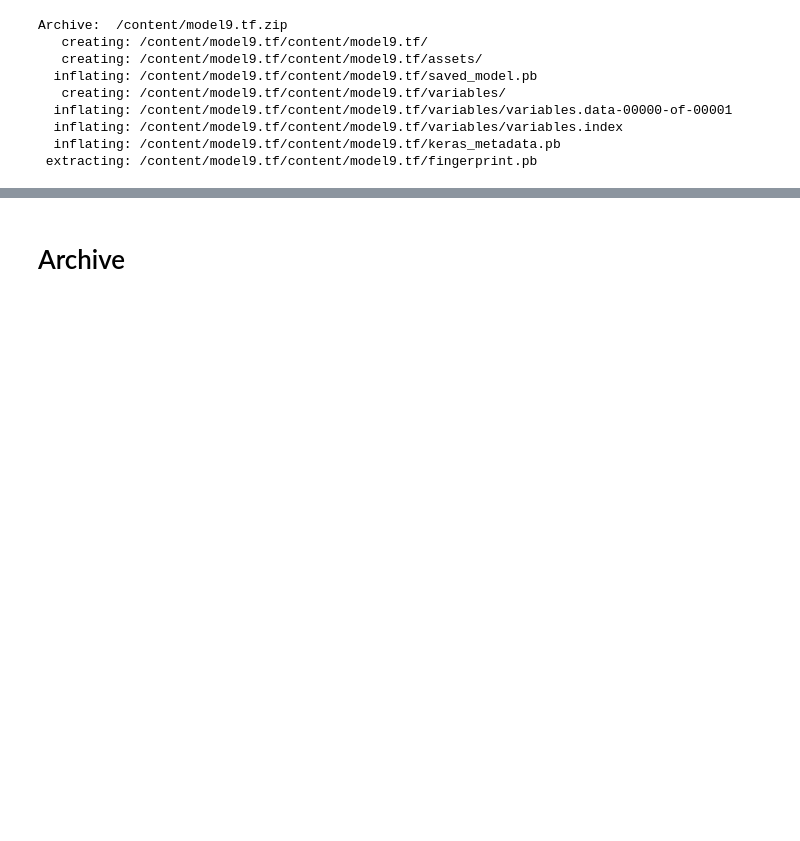
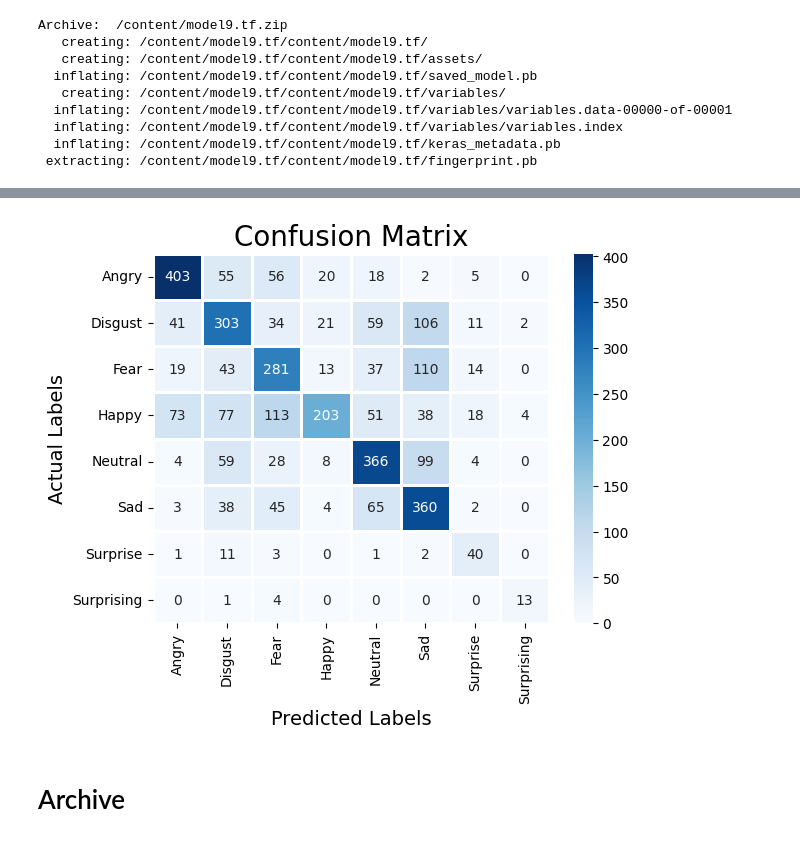
Before and after one commit to prempatell/Audio-Emotion-Detection, a Jupyter notebook: Audio Sentiment Analysis/RNN/RNN_retrained.ipynb, the cells around one changed output, grey strips where cells are left out. Drawn from its saved outputs; the diff is of its cells as text; code cells hidden in the pictures; blank space fills up the shorter version.

```diff
--- a/Audio Sentiment Analysis/RNN/RNN_retrained.ipynb
+++ b/Audio Sentiment Analysis/RNN/RNN_retrained.ipynb
@@ -1032,0 +1138,7 @@ plt.show()
+# %%
+model_12 = load_model("/content/model11.tf")
+
+filepath = "model12.tf"
+checkpoint = ModelCheckpoint(filepath, monitor='loss', save_best_only=True, mode='min', save_format='tf')
+callbacks_list = [checkpoint]
+history = model_12.fit(X_trHE, Y_trHE, validation_data=(X_valHE, Y_valHE), batch_size=250, epochs=9, callbacks=callbacks_list)
@@ -1032,0 +1203,7 @@ plt.show()
+# %%
+X_teHE = np.expand_dims(X_teNN_transformed, axis=2)
+Predicted_outcomes = model_12.predict(X_teHE)
+
+y_pred = enc.inverse_transform(Predicted_outcomes)
+
+np.unique(y_pred)
@@ -1033,3 +1214,13 @@ plt.show()
+# %%
+cm = confusion_matrix(Y_teNN, y_pred)
+cm = pd.DataFrame(cm , index = [i for i in enc.categories_] , columns = [i for i in enc.categories_])
+sns.heatmap(cm, linecolor='white', cmap='Blues', linewidth=1, annot=True, fmt='')
+plt.title('Confusion Matrix', size=20)
+plt.xlabel('Predicted Labels', size=14)
+plt.ylabel('Actual Labels', size=14)
+plt.show()
+# %% [output]
+[figure, added]
 # %% [markdown]
 # Archive
 # %% [markdown]
```
Also changed, not shown: parts of 16 cells of this notebook.
